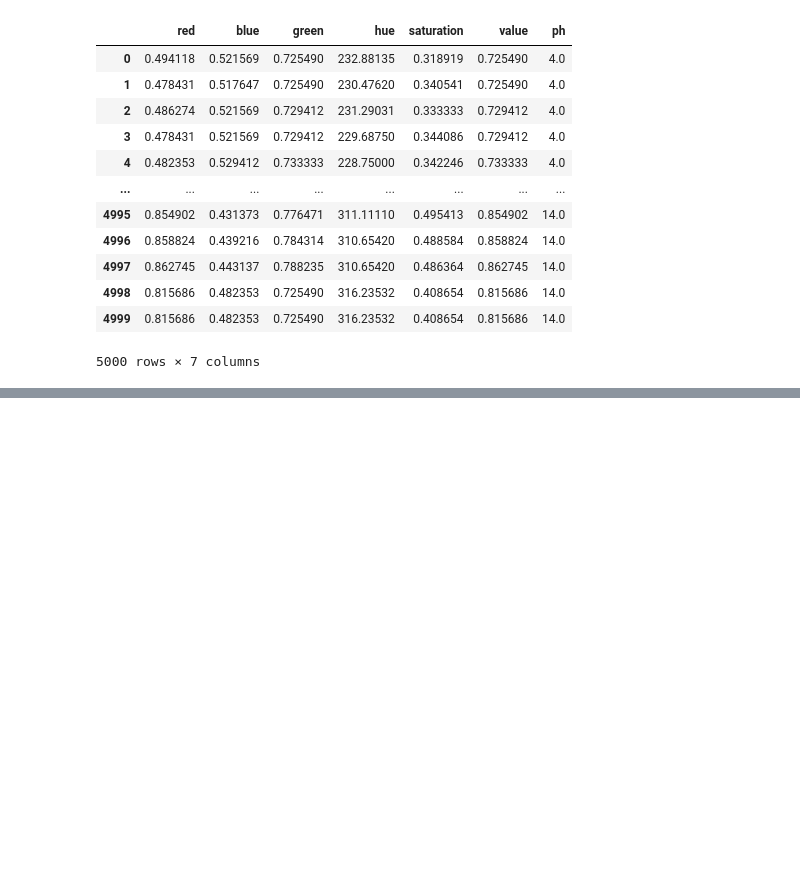
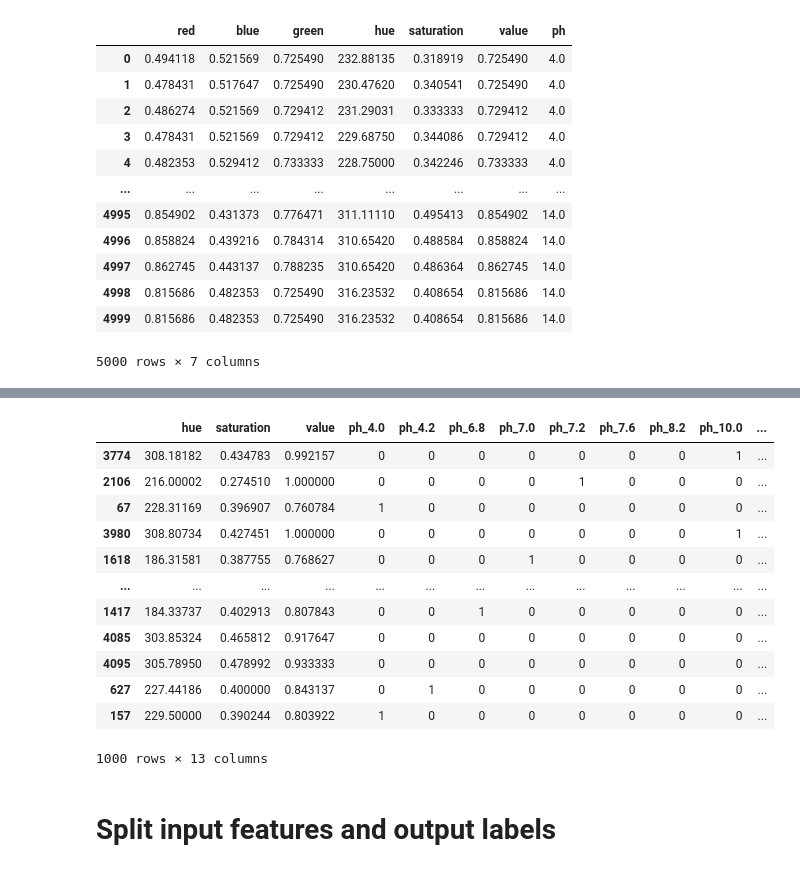
Before and after one commit to EmmanuelOoko/pHChlorine, a Jupyter notebook: ph_data.ipynb, the cells around one changed output, grey strips where cells are left out. Saved outputs shown, nothing was run; the diff lists cells and outputs as text; code cells hidden in the pictures; blank space fills up the shorter version.

```diff
--- a/ph_data.ipynb
+++ b/ph_data.ipynb
@@ -723,0 +781,18 @@ result.to_csv('/content/ph_datasets/ph_dataset.csv')
+# %%
+test_dataset
+# %% [output]
+|  | hue | saturation | value | ph_4.0 | ph_4.2 | ph_6.8 | ph_7.0 | ph_7.2 | ph_7.6 | ph_8.2 | ph_10.0 | ... |
+| 3774 | 308.18182 | 0.434783 | 0.992157 | 0 | 0 | 0 | 0 | 0 | 0 | 0 | 1 | ... |
+| 2106 | 216.00002 | 0.274510 | 1.000000 | 0 | 0 | 0 | 0 | 1 | 0 | 0 | 0 | ... |
+| 67 | 228.31169 | 0.396907 | 0.760784 | 1 | 0 | 0 | 0 | 0 | 0 | 0 | 0 | ... |
+| 3980 | 308.80734 | 0.427451 | 1.000000 | 0 | 0 | 0 | 0 | 0 | 0 | 0 | 1 | ... |
+| 1618 | 186.31581 | 0.387755 | 0.768627 | 0 | 0 | 0 | 1 | 0 | 0 | 0 | 0 | ... |
+| ... | ... | ... | ... | ... | ... | ... | ... | ... | ... | ... | ... | ... |
+| 1417 | 184.33737 | 0.402913 | 0.807843 | 0 | 0 | 1 | 0 | 0 | 0 | 0 | 0 | ... |
+| 4085 | 303.85324 | 0.465812 | 0.917647 | 0 | 0 | 0 | 0 | 0 | 0 | 0 | 0 | ... |
+| 4095 | 305.78950 | 0.478992 | 0.933333 | 0 | 0 | 0 | 0 | 0 | 0 | 0 | 0 | ... |
+| 627 | 227.44186 | 0.400000 | 0.843137 | 0 | 1 | 0 | 0 | 0 | 0 | 0 | 0 | ... |
+| 157 | 229.50000 | 0.390244 | 0.803922 | 1 | 0 | 0 | 0 | 0 | 0 | 0 | 0 | ... |
+1000 rows × 13 columns
+# %% [markdown]
+# **Split input features and output labels**
```
Also changed, not shown: parts of 19 cells of this notebook.
